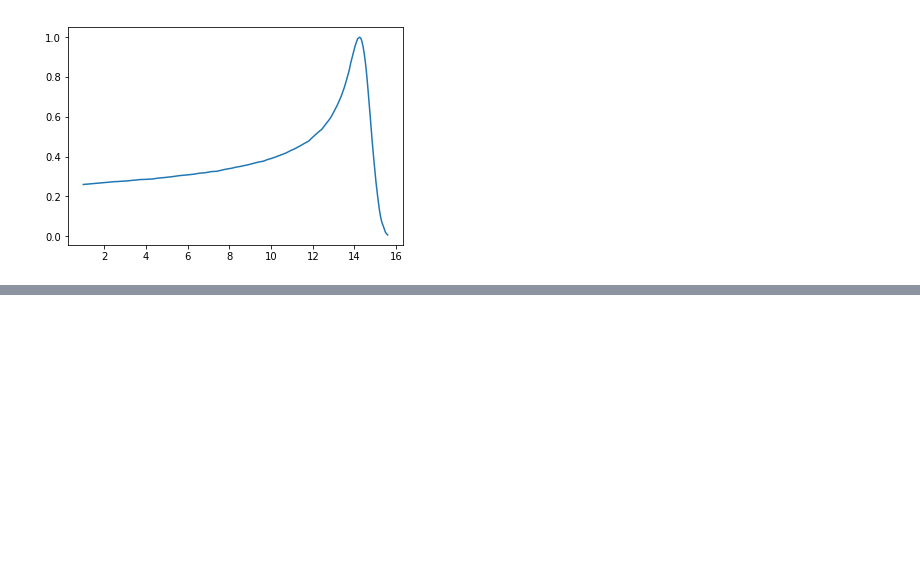
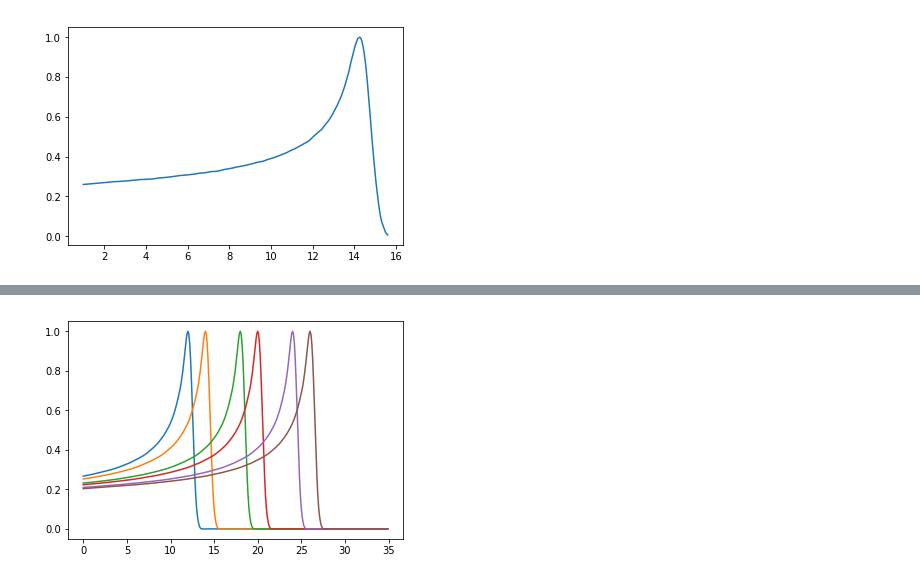
Before and after one commit to DataMedSci/ProtonBeamsComposer, a Jupyter notebook: curve_fit_BP.ipynb, the cells around one changed output, grey strips where cells are left out. Cells and saved outputs as stored; diff of their text form; code cells hidden in the pictures; blank space fills up the shorter version.

```diff
--- a/curve_fit_BP.ipynb
+++ b/curve_fit_BP.ipynb
@@ -153,0 +160,7 @@ plt.plot(rs11000dist[100:1560], rs11000dose[100:1560])
+# %%
+peak_max_position = rs0dist[rs0dose.argmax()]
+# %%
+for pos in positions:
+    plt.plot(dom, rs0aprx(dom + (peak_max_position-pos)))
+# %% [output]
+[figure, added]
```
Also changed, not shown: parts of 14 cells of this notebook.
